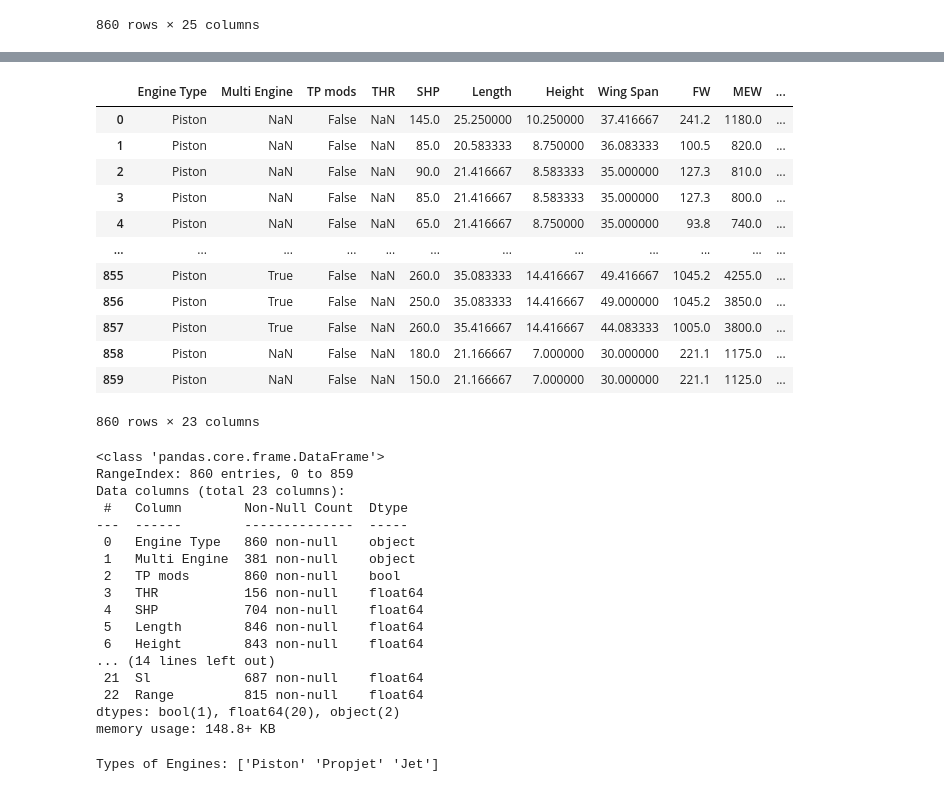
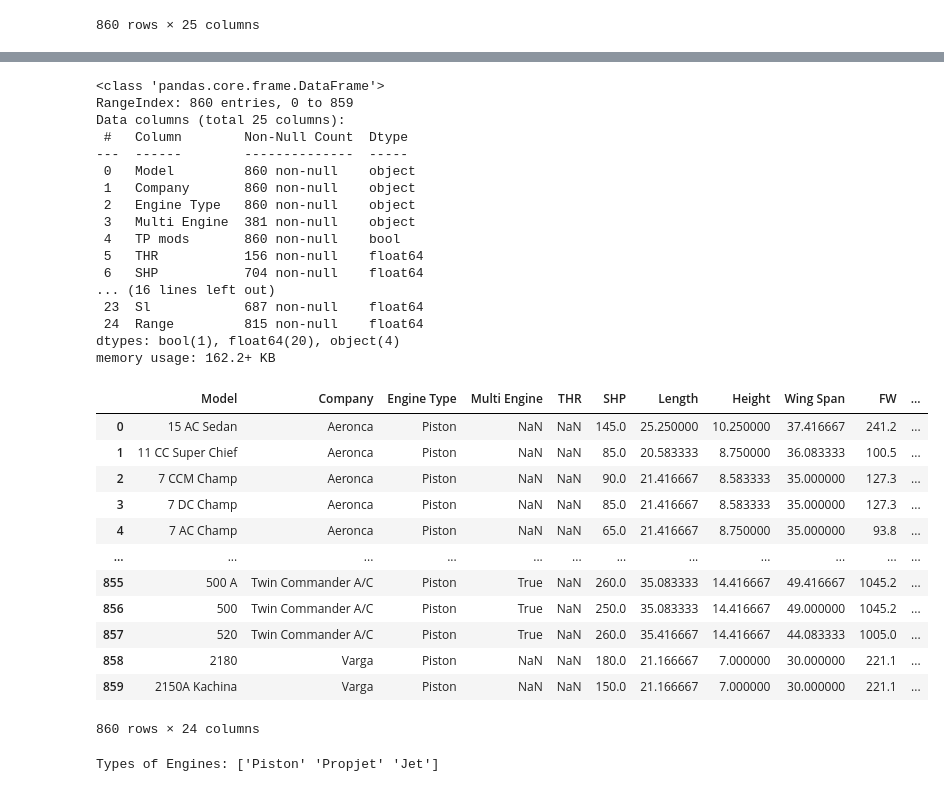
Before and after one commit to stahir01/Master-Thesis, a Jupyter notebook: Master_Thesis_Datasets.ipynb, the cells around one changed output, grey strips where cells are left out. Saved outputs shown, nothing was run; the diff lists cells and outputs as text; code cells hidden in the pictures.

```diff
--- a/Master_Thesis_Datasets.ipynb
+++ b/Master_Thesis_Datasets.ipynb
@@ -64,8 +66,8 @@ This dataset contains 861 airplanes and 102 helicopters and their characteristic
 # %%
 pd.set_option('display.max_columns', None)
 # %%
-airplane_dataset = pd.read_csv('Datasets/Aircraft Performance (Aircraft Bluebook)/Airplane_Cleaned.csv')
-airplane_dataset
+aircraft_performance_dataset = pd.read_csv('Datasets/Aircraft Performance (Aircraft Bluebook)/Airplane_Cleaned.csv')
+aircraft_performance_dataset
 # %% [output]
 |  | Model | Company | Engine Type | Multi Engine | TP mods | THR | SHP | Length | Height | Wing Span | ... |
 | 0 | 15 AC Sedan | Aeronca | Piston | NaN | False | NaN | 145.0 | 25.250000 | 10.250000 | 37.416667 | ... |
@@ -103,38 +85,38 @@ dtype: object
-# %%
-airplane_dataset = airplane_dataset.drop(['Model', 'Company'], axis=1)
-airplane_dataset
-# %% [output]
-|  | Engine Type | Multi Engine | TP mods | THR | SHP | Length | Height | Wing Span | FW | MEW | ... |
-| 0 | Piston | NaN | False | NaN | 145.0 | 25.250000 | 10.250000 | 37.416667 | 241.2 | 1180.0 | ... |
-| 1 | Piston | NaN | False | NaN | 85.0 | 20.583333 | 8.750000 | 36.083333 | 100.5 | 820.0 | ... |
-| 2 | Piston | NaN | False | NaN | 90.0 | 21.416667 | 8.583333 | 35.000000 | 127.3 | 810.0 | ... |
-| 3 | Piston | NaN | False | NaN | 85.0 | 21.416667 | 8.583333 | 35.000000 | 127.3 | 800.0 | ... |
-| 4 | Piston | NaN | False | NaN | 65.0 | 21.416667 | 8.750000 | 35.000000 | 93.8 | 740.0 | ... |
-| ... | ... | ... | ... | ... | ... | ... | ... | ... | ... | ... | ... |
-| 855 | Piston | True | False | NaN | 260.0 | 35.083333 | 14.416667 | 49.416667 | 1045.2 | 4255.0 | ... |
-| 856 | Piston | True | False | NaN | 250.0 | 35.083333 | 14.416667 | 49.000000 | 1045.2 | 3850.0 | ... |
-| 857 | Piston | True | False | NaN | 260.0 | 35.416667 | 14.416667 | 44.083333 | 1005.0 | 3800.0 | ... |
-| 858 | Piston | NaN | False | NaN | 180.0 | 21.166667 | 7.000000 | 30.000000 | 221.1 | 1175.0 | ... |
-| 859 | Piston | NaN | False | NaN | 150.0 | 21.166667 | 7.000000 | 30.000000 | 221.1 | 1125.0 | ... |
-860 rows × 23 columns
 # %%
-airplane_dataset.info()
+aircraft_performance_dataset.info()
 # %% [output]
 <class 'pandas.core.frame.DataFrame'>
 RangeIndex: 860 entries, 0 to 859
-Data columns (total 23 columns):
+Data columns (total 25 columns):
  #   Column        Non-Null Count  Dtype
 ---  ------        --------------  -----
- 0   Engine Type   860 non-null    object
- 1   Multi Engine  381 non-null    object
- 2   TP mods       860 non-null    bool
- 3   THR           156 non-null    float64
- 4   SHP           704 non-null    float64
- 5   Length        846 non-null    float64
- 6   Height        843 non-null    float64
-... (14 lines left out)
- 21  Sl            687 non-null    float64
- 22  Range         815 non-null    float64
-dtypes: bool(1), float64(20), object(2)
-memory usage: 148.8+ KB
+ 0   Model         860 non-null    object
+ 1   Company       860 non-null    object
+ 2   Engine Type   860 non-null    object
+ 3   Multi Engine  381 non-null    object
+ 4   TP mods       860 non-null    bool
+ 5   THR           156 non-null    float64
+ 6   SHP           704 non-null    float64
+... (16 lines left out)
+ 23  Sl            687 non-null    float64
+ 24  Range         815 non-null    float64
+dtypes: bool(1), float64(20), object(4)
+memory usage: 162.2+ KB
+# %%
+aircraft_performance_dataset = aircraft_performance_dataset.drop(['TP mods'], axis=1)
+aircraft_performance_dataset
+# %% [output]
+|  | Model | Company | Engine Type | Multi Engine | THR | SHP | Length | Height | Wing Span | FW | ... |
+| 0 | 15 AC Sedan | Aeronca | Piston | NaN | NaN | 145.0 | 25.250000 | 10.250000 | 37.416667 | 241.2 | ... |
+| 1 | 11 CC Super Chief | Aeronca | Piston | NaN | NaN | 85.0 | 20.583333 | 8.750000 | 36.083333 | 100.5 | ... |
+| 2 | 7 CCM Champ | Aeronca | Piston | NaN | NaN | 90.0 | 21.416667 | 8.583333 | 35.000000 | 127.3 | ... |
+| 3 | 7 DC Champ | Aeronca | Piston | NaN | NaN | 85.0 | 21.416667 | 8.583333 | 35.000000 | 127.3 | ... |
+| 4 | 7 AC Champ | Aeronca | Piston | NaN | NaN | 65.0 | 21.416667 | 8.750000 | 35.000000 | 93.8 | ... |
+| ... | ... | ... | ... | ... | ... | ... | ... | ... | ... | ... | ... |
+| 855 | 500 A | Twin Commander A/C | Piston | True | NaN | 260.0 | 35.083333 | 14.416667 | 49.416667 | 1045.2 | ... |
+| 856 | 500 | Twin Commander A/C | Piston | True | NaN | 250.0 | 35.083333 | 14.416667 | 49.000000 | 1045.2 | ... |
+| 857 | 520 | Twin Commander A/C | Piston | True | NaN | 260.0 | 35.416667 | 14.416667 | 44.083333 | 1005.0 | ... |
+| 858 | 2180 | Varga | Piston | NaN | NaN | 180.0 | 21.166667 | 7.000000 | 30.000000 | 221.1 | ... |
+| 859 | 2150A Kachina | Varga | Piston | NaN | NaN | 150.0 | 21.166667 | 7.000000 | 30.000000 | 221.1 | ... |
+860 rows × 24 columns
 # %%
```
Also changed, not shown: parts of 21 cells of this notebook, 33 other files.
